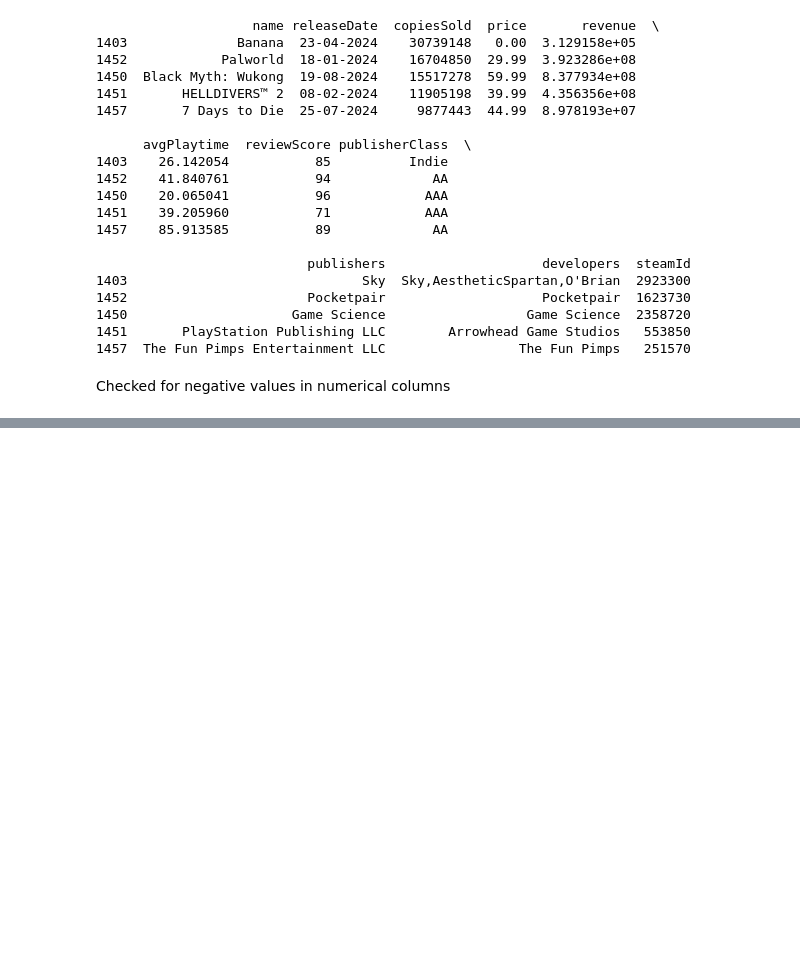
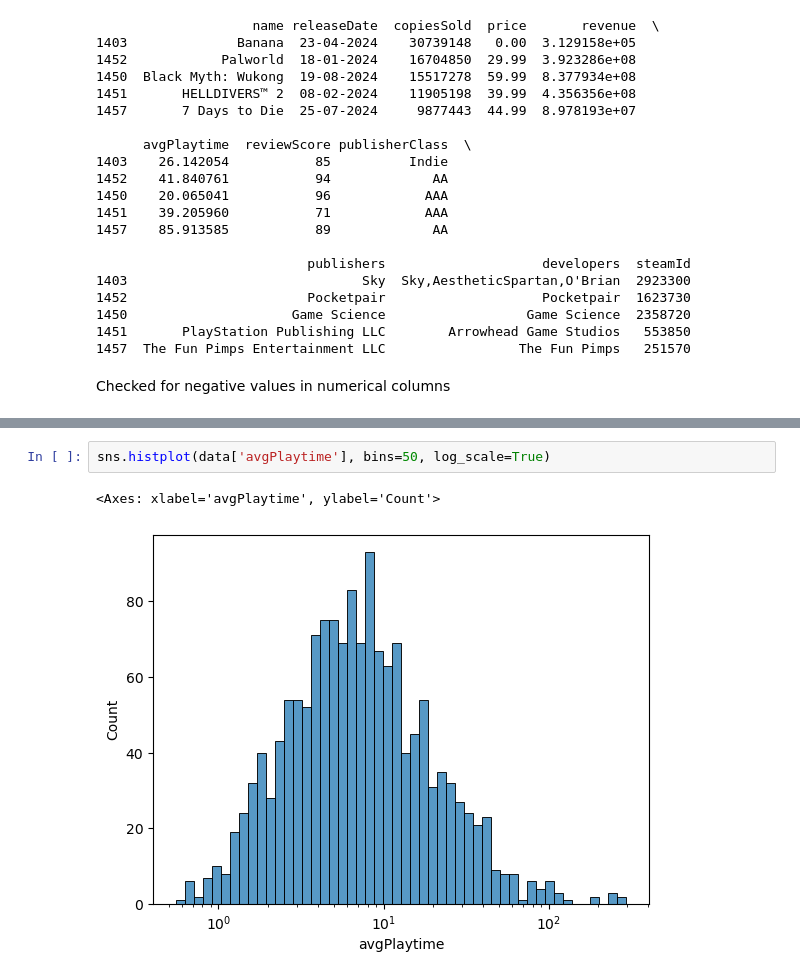
Before and after one commit to dangosailing/EDA_Excercise, a Jupyter notebook: steam.ipynb, the cells around one changed output, grey strips where cells are left out. Saved outputs shown, nothing was run; the diff lists cells and outputs as text; blank space fills up the shorter version.

```diff
--- a/steam.ipynb
+++ b/steam.ipynb
@@ -144,0 +164,5 @@ plt.show()
+# %%
+sns.histplot(data['avgPlaytime'], bins=50, log_scale=True)
+# %% [output]
+<Axes: xlabel='avgPlaytime', ylabel='Count'>
+[figure, added]
```
Also changed, not shown: parts of 9 cells of this notebook.
